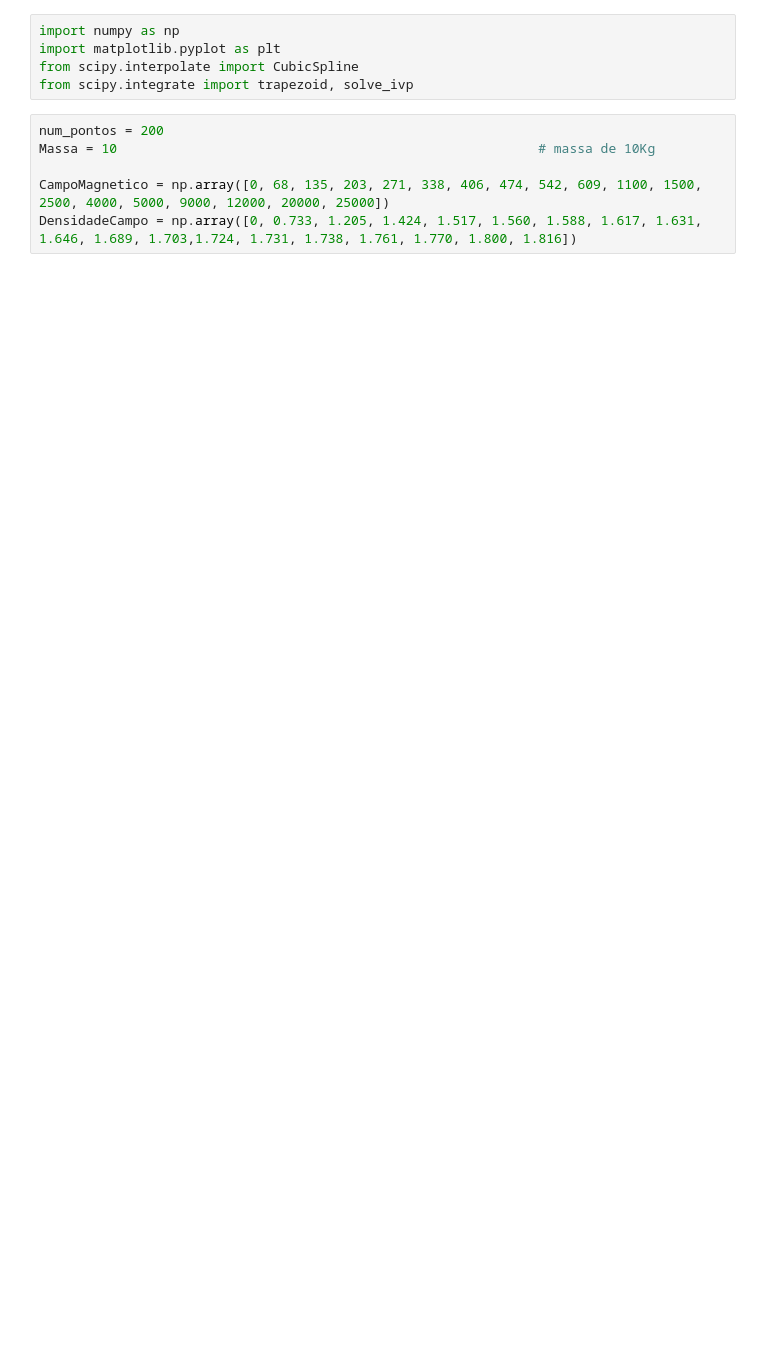
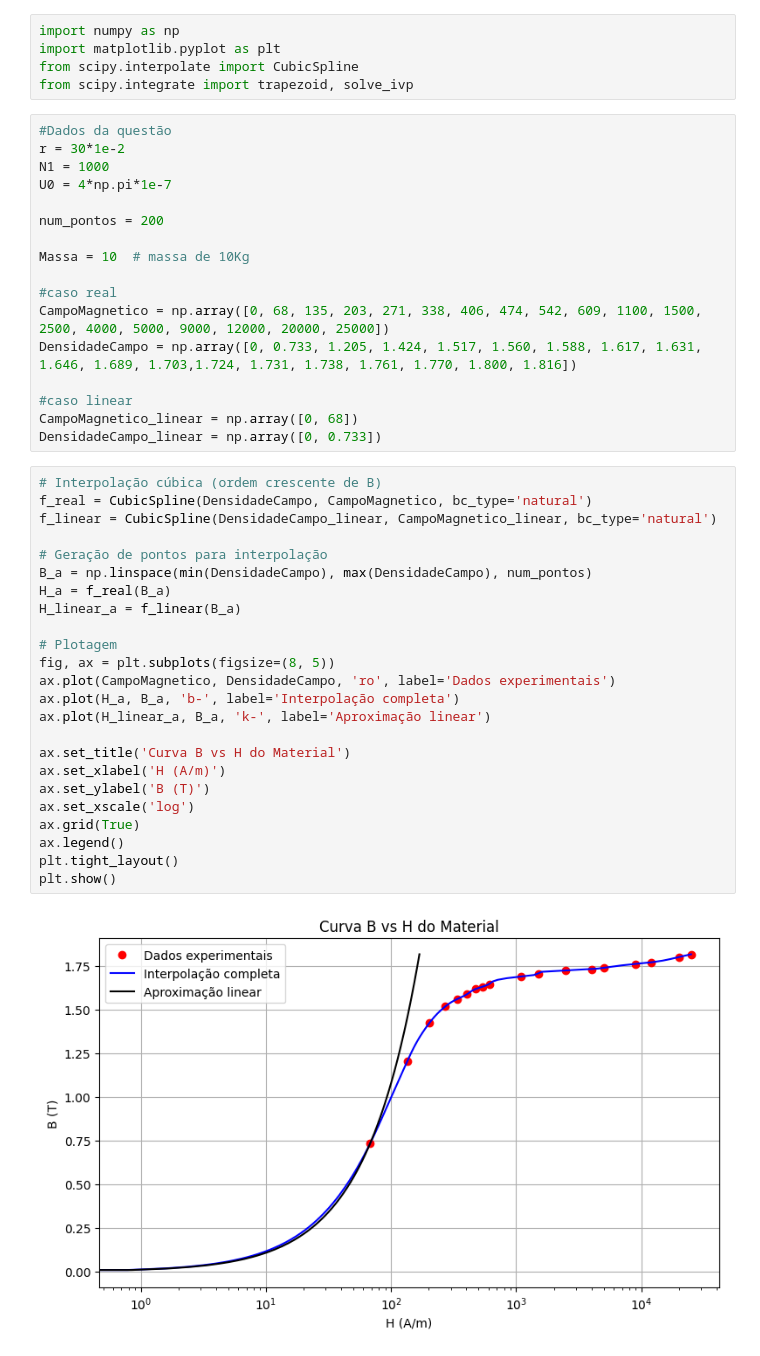
Before and after one commit to marcus-valmeida/Projeto-conversao, a Jupyter notebook: exercicio1/exercicio1.ipynb, the cells around one changed output. Saved outputs shown, nothing was run; the diff lists cells and outputs as text; blank space fills up the shorter version.

```diff
--- a/exercicio1/exercicio1.ipynb
+++ b/exercicio1/exercicio1.ipynb
@@ -4,8 +4,45 @@ import matplotlib.pyplot as plt
 from scipy.interpolate import CubicSpline
 from scipy.integrate import trapezoid, solve_ivp
 # %%
+#Dados da questão
+r = 30*1e-2
+N1 = 1000
+U0 = 4*np.pi*1e-7
+
 num_pontos = 200
-Massa = 10                                                      # massa de 10Kg
 
+Massa = 10  # massa de 10Kg
+
+#caso real
 CampoMagnetico = np.array([0, 68, 135, 203, 271, 338, 406, 474, 542, 609, 1100, 1500, 2500, 4000, 5000, 9000, 12000, 20000, 25000])
 DensidadeCampo = np.array([0, 0.733, 1.205, 1.424, 1.517, 1.560, 1.588, 1.617, 1.631, 1.646, 1.689, 1.703,1.724, 1.731, 1.738, 1.761, 1.770, 1.800, 1.816])
+
+#caso linear
+CampoMagnetico_linear = np.array([0, 68])
+DensidadeCampo_linear = np.array([0, 0.733])
+# %%
+# Interpolação cúbica (ordem crescente de B)
+f_real = CubicSpline(DensidadeCampo, CampoMagnetico, bc_type='natural')
+f_linear = CubicSpline(DensidadeCampo_linear, CampoMagnetico_linear, bc_type='natural')
+
+# Geração de pontos para interpolação
+B_a = np.linspace(min(DensidadeCampo), max(DensidadeCampo), num_pontos)
+H_a = f_real(B_a)
+H_linear_a = f_linear(B_a)
+
+# Plotagem
+fig, ax = plt.subplots(figsize=(8, 5))
+ax.plot(CampoMagnetico, DensidadeCampo, 'ro', label='Dados experimentais')
+ax.plot(H_a, B_a, 'b-', label='Interpolação completa')
+ax.plot(H_linear_a, B_a, 'k-', label='Aproximação linear')
+
+ax.set_title('Curva B vs H do Material')
+ax.set_xlabel('H (A/m)')
+ax.set_ylabel('B (T)')
+ax.set_xscale('log')
+ax.grid(True)
+ax.legend()
+plt.tight_layout()
+plt.show()
+# %% [output]
+[figure, added]
```
Also changed, not shown: parts of 4 cells of this notebook, 1 other file.
